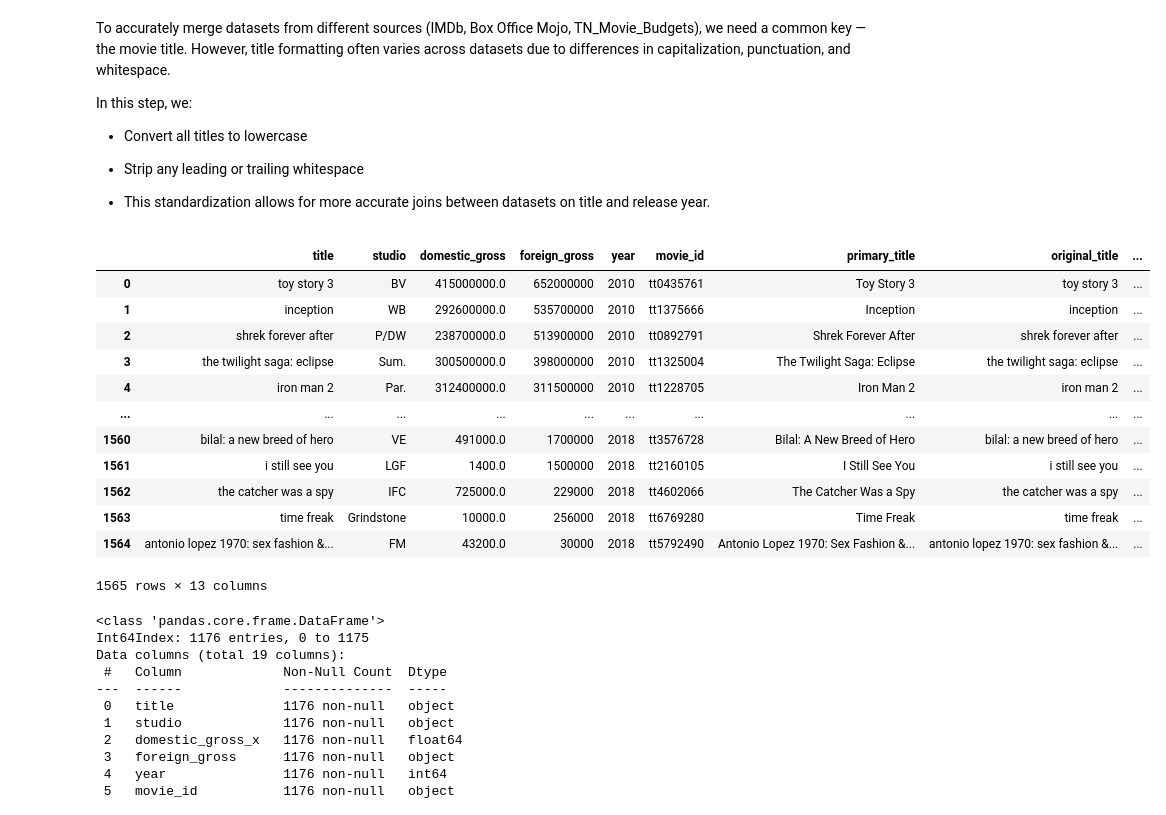
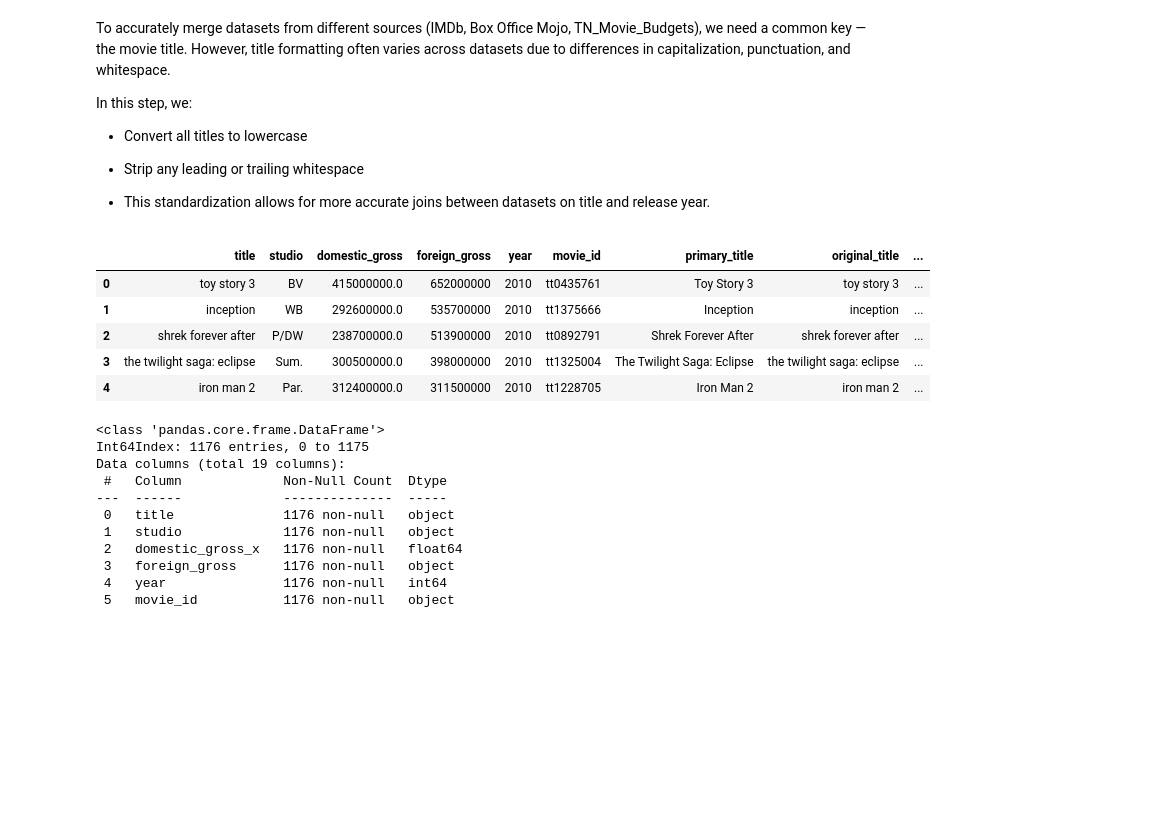
Before and after one commit to tingly-amua/Box-Office-Movie-Analysis, a Jupyter notebook: project.ipynb, the cells around one changed output. Drawn from its saved outputs; the diff is of its cells as text; code cells hidden in the pictures; blank space fills up the shorter version.

```diff
--- a/project.ipynb
+++ b/project.ipynb
@@ -311,27 +339,20 @@ tn_df['movie'] = tn_df['movie'].str.lower().str.strip()
 # %%
 #Merge Box Office with IMDB (inner join on titles)
 bom_imdb_df = pd.merge(
     bom_df,
     movies_df,
     left_on='title',
     right_on='original_title',
     how='inner'  # or 'left' if you want to keep all from BOM
 )
-bom_imdb_df
+bom_imdb_df.head()
 # %% [output]
 |  | title | studio | domestic_gross | foreign_gross | year | movie_id | primary_title | original_title | ... |
 | 0 | toy story 3 | BV | 415000000.0 | 652000000 | 2010 | tt0435761 | Toy Story 3 | toy story 3 | ... |
 | 1 | inception | WB | 292600000.0 | 535700000 | 2010 | tt1375666 | Inception | inception | ... |
 | 2 | shrek forever after | P/DW | 238700000.0 | 513900000 | 2010 | tt0892791 | Shrek Forever After | shrek forever after | ... |
 | 3 | the twilight saga: eclipse | Sum. | 300500000.0 | 398000000 | 2010 | tt1325004 | The Twilight Saga: Eclipse | the twilight saga: eclipse | ... |
 | 4 | iron man 2 | Par. | 312400000.0 | 311500000 | 2010 | tt1228705 | Iron Man 2 | iron man 2 | ... |
-| ... | ... | ... | ... | ... | ... | ... | ... | ... | ... |
-| 1560 | bilal: a new breed of hero | VE | 491000.0 | 1700000 | 2018 | tt3576728 | Bilal: A New Breed of Hero | bilal: a new breed of hero | ... |
-| 1561 | i still see you | LGF | 1400.0 | 1500000 | 2018 | tt2160105 | I Still See You | i still see you | ... |
-| 1562 | the catcher was a spy | IFC | 725000.0 | 229000 | 2018 | tt4602066 | The Catcher Was a Spy | the catcher was a spy | ... |
-| 1563 | time freak | Grindstone | 10000.0 | 256000 | 2018 | tt6769280 | Time Freak | time freak | ... |
-| 1564 | antonio lopez 1970: sex fashion &... | FM | 43200.0 | 30000 | 2018 | tt5792490 | Antonio Lopez 1970: Sex Fashion &... | antonio lopez 1970: sex fashion &... | ... |
-1565 rows × 13 columns
 # %%
 #Merge with TN movie budgets
 full_df = pd.merge(
```
Also changed, not shown: parts of 58 cells of this notebook.
